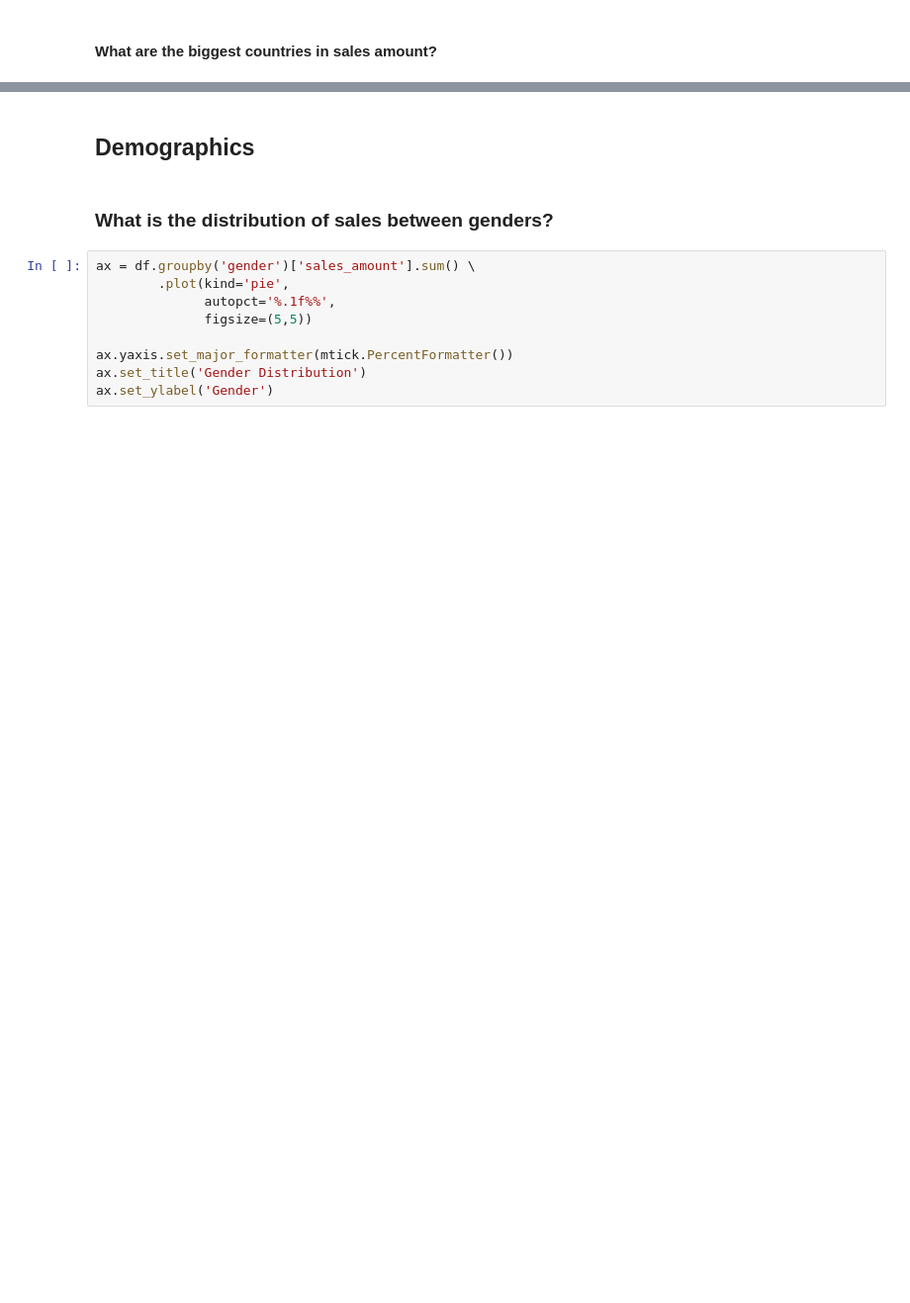
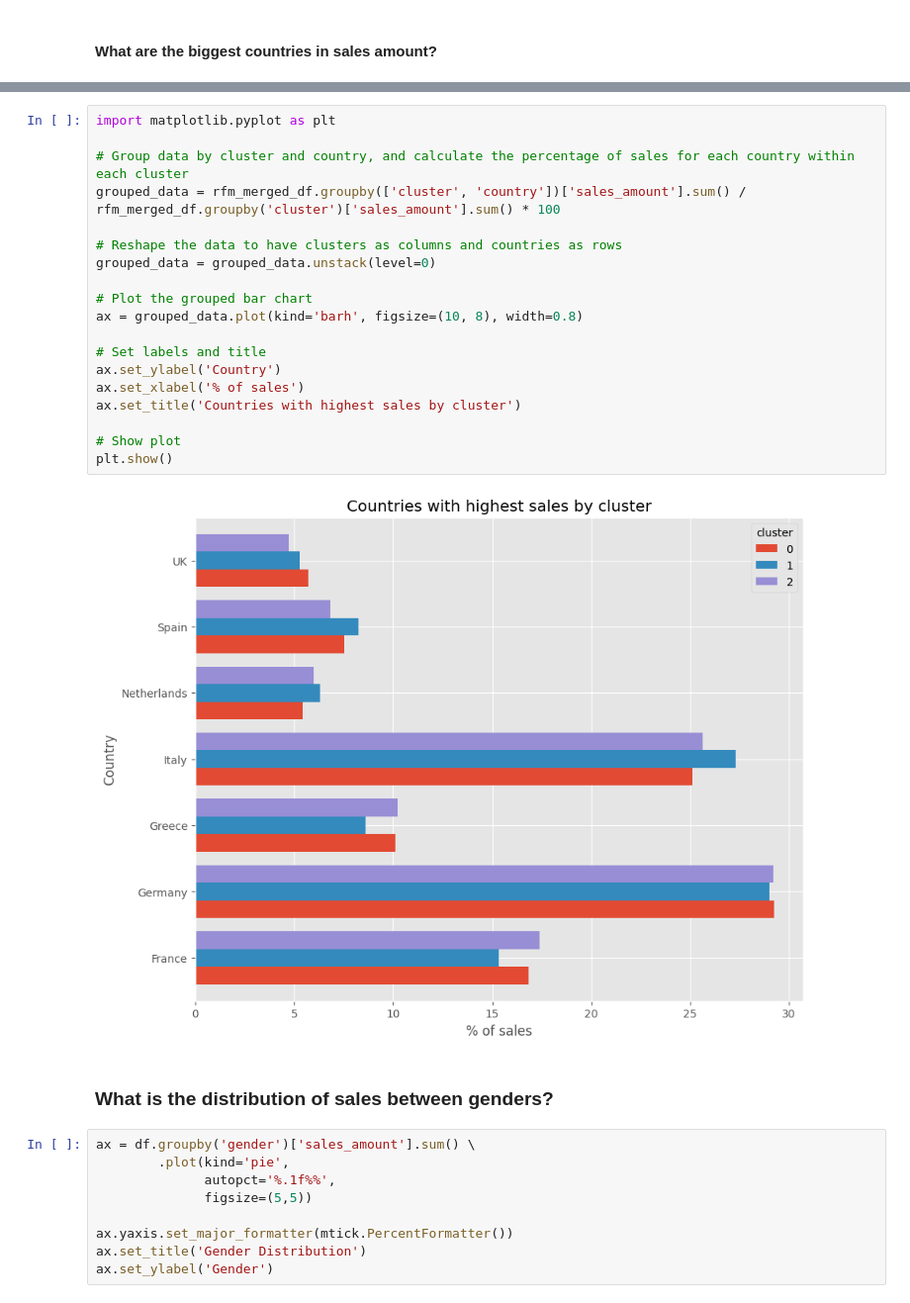
Before and after one commit to jtprado/capstone, a Jupyter notebook: eda.ipynb, the cells around one changed output, grey strips where cells are left out. Shown at 99% size. Saved outputs shown, nothing was run; the diff lists cells and outputs as text; blank space fills up the shorter version.

```diff
--- a/eda.ipynb
+++ b/eda.ipynb
@@ -512,8 +561,27 @@ ax.set_title('Countries with highest sales')
 plt.show()
 # %% [output]
 [figure]
-# %% [markdown]
-## Demographics
+# %%
+import matplotlib.pyplot as plt
+
+# Group data by cluster and country, and calculate the percentage of sales for each country within each cluster
+grouped_data = rfm_merged_df.groupby(['cluster', 'country'])['sales_amount'].sum() / rfm_merged_df.groupby('cluster')['sales_amount'].sum() * 100
+
+# Reshape the data to have clusters as columns and countries as rows
+grouped_data = grouped_data.unstack(level=0)
+
+# Plot the grouped bar chart
+ax = grouped_data.plot(kind='barh', figsize=(10, 8), width=0.8)
+
+# Set labels and title
+ax.set_ylabel('Country')
+ax.set_xlabel('% of sales')
+ax.set_title('Countries with highest sales by cluster')
+
+# Show plot
+plt.show()
+# %% [output]
+[figure, added]
 # %% [markdown]
 ### What is the distribution of sales between genders?
 # %%
```
Also changed, not shown: parts of 44 cells of this notebook, 5 other files.
